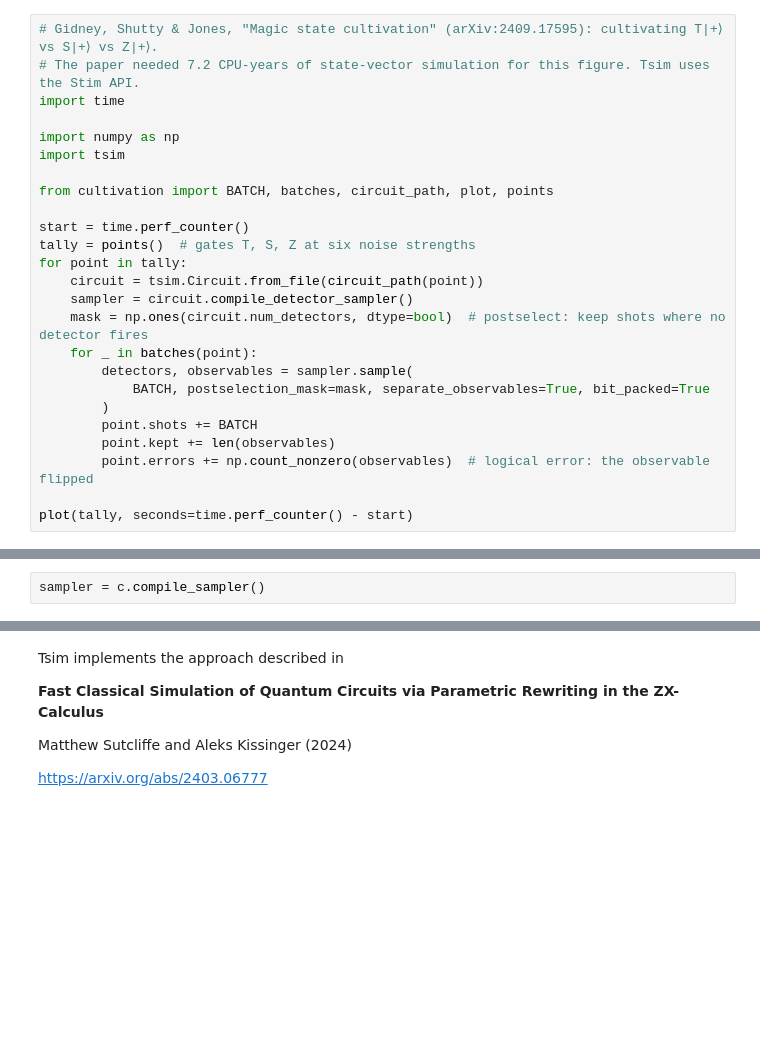
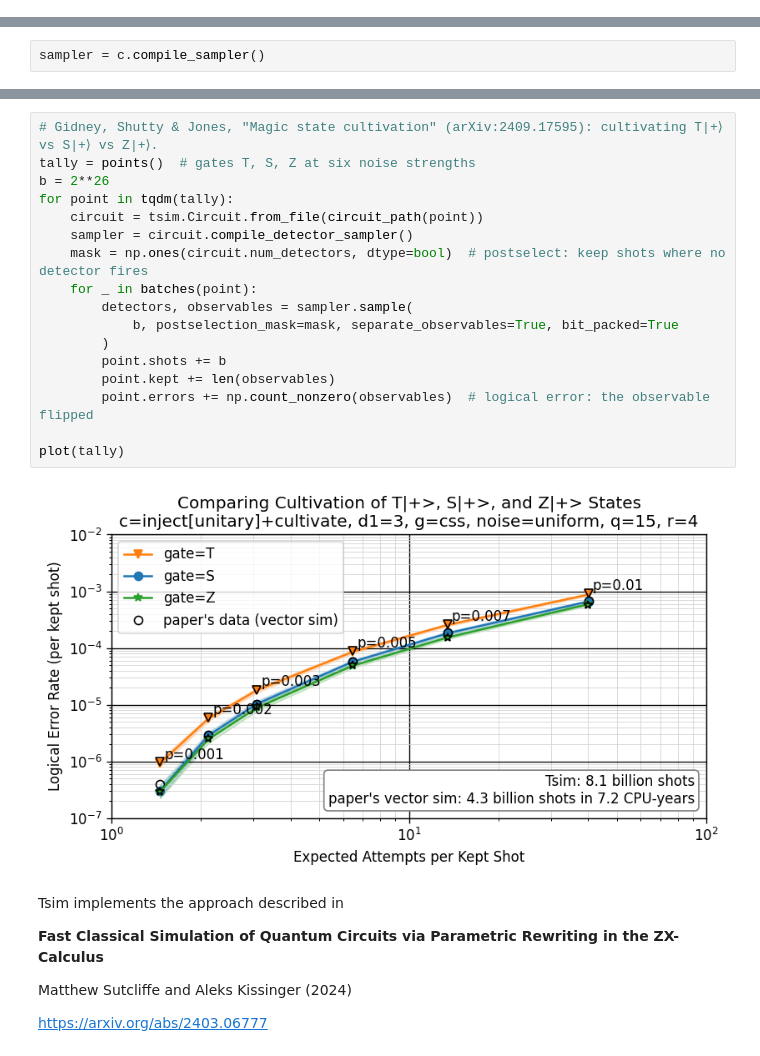
Before and after one commit to rafaelha/tsim_demos, a Jupyter notebook: demos/rutgers_talk.ipynb, the cells around one changed output, grey strips where cells are left out. Saved outputs shown, nothing was run; the diff lists cells and outputs as text; blank space fills up the shorter version.

```diff
--- a/demos/rutgers_talk.ipynb
+++ b/demos/rutgers_talk.ipynb
@@ -9,25 +10,0 @@ from bloqade import squin
-# %%
-# Gidney, Shutty & Jones, "Magic state cultivation" (arXiv:2409.17595): cultivating T|+⟩ vs S|+⟩ vs Z|+⟩.
-# The paper needed 7.2 CPU-years of state-vector simulation for this figure. Tsim uses the Stim API.
-import time
-
-import numpy as np
-import tsim
-
-from cultivation import BATCH, batches, circuit_path, plot, points
-
-start = time.perf_counter()
-tally = points()  # gates T, S, Z at six noise strengths
-for point in tally:
-    circuit = tsim.Circuit.from_file(circuit_path(point))
-    sampler = circuit.compile_detector_sampler()
-    mask = np.ones(circuit.num_detectors, dtype=bool)  # postselect: keep shots where no detector fires
-    for _ in batches(point):
-        detectors, observables = sampler.sample(
-            BATCH, postselection_mask=mask, separate_observables=True, bit_packed=True
-        )
-        point.shots += BATCH
-        point.kept += len(observables)
-        point.errors += np.count_nonzero(observables)  # logical error: the observable flipped
-
-plot(tally, seconds=time.perf_counter() - start)
@@ -73,3 +65,22 @@ array([[False, False, False],
+# %%
+# Gidney, Shutty & Jones, "Magic state cultivation" (arXiv:2409.17595): cultivating T|+⟩ vs S|+⟩ vs Z|+⟩.
+tally = points()  # gates T, S, Z at six noise strengths
+b = 2**26
+for point in tqdm(tally):
+    circuit = tsim.Circuit.from_file(circuit_path(point))
+    sampler = circuit.compile_detector_sampler()
+    mask = np.ones(circuit.num_detectors, dtype=bool)  # postselect: keep shots where no detector fires
+    for _ in batches(point):
+        detectors, observables = sampler.sample(
+            b, postselection_mask=mask, separate_observables=True, bit_packed=True
+        )
+        point.shots += b
+        point.kept += len(observables)
+        point.errors += np.count_nonzero(observables)  # logical error: the observable flipped
+
+plot(tally)
+# %% [output]
+[figure, added]
 # %% [markdown]
 Tsim implements the approach described in
 
```
Also changed, not shown: parts of 6 cells of this notebook, 1 other file.
